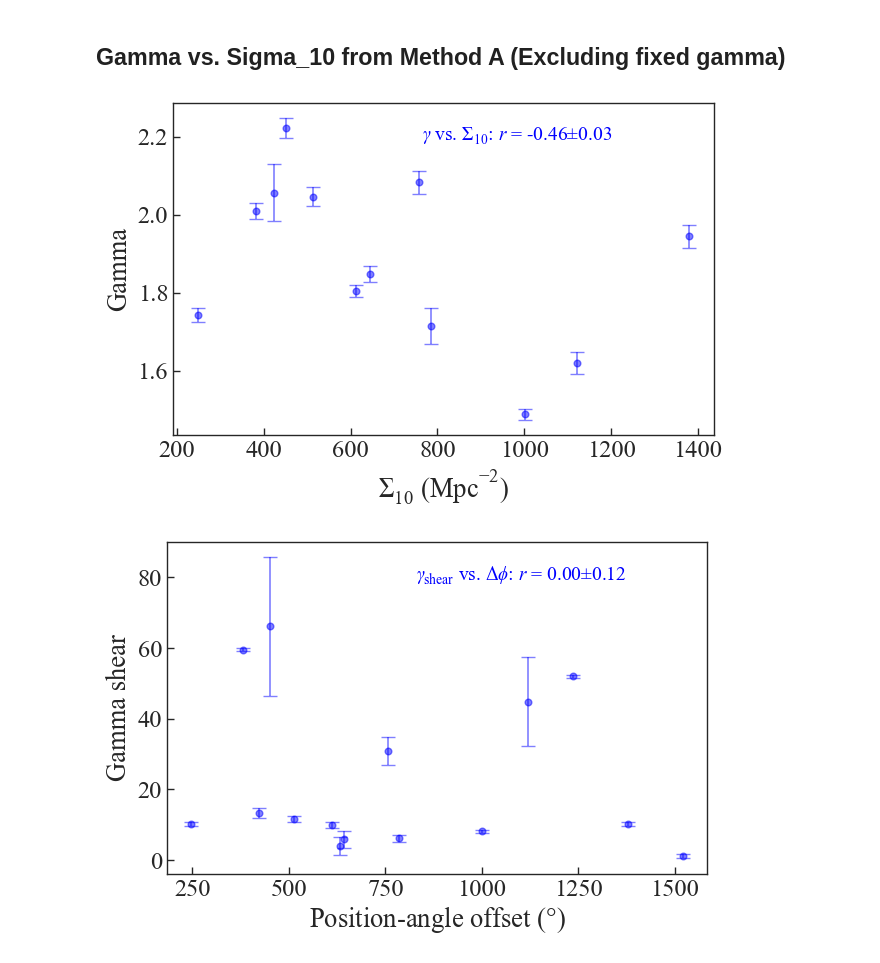
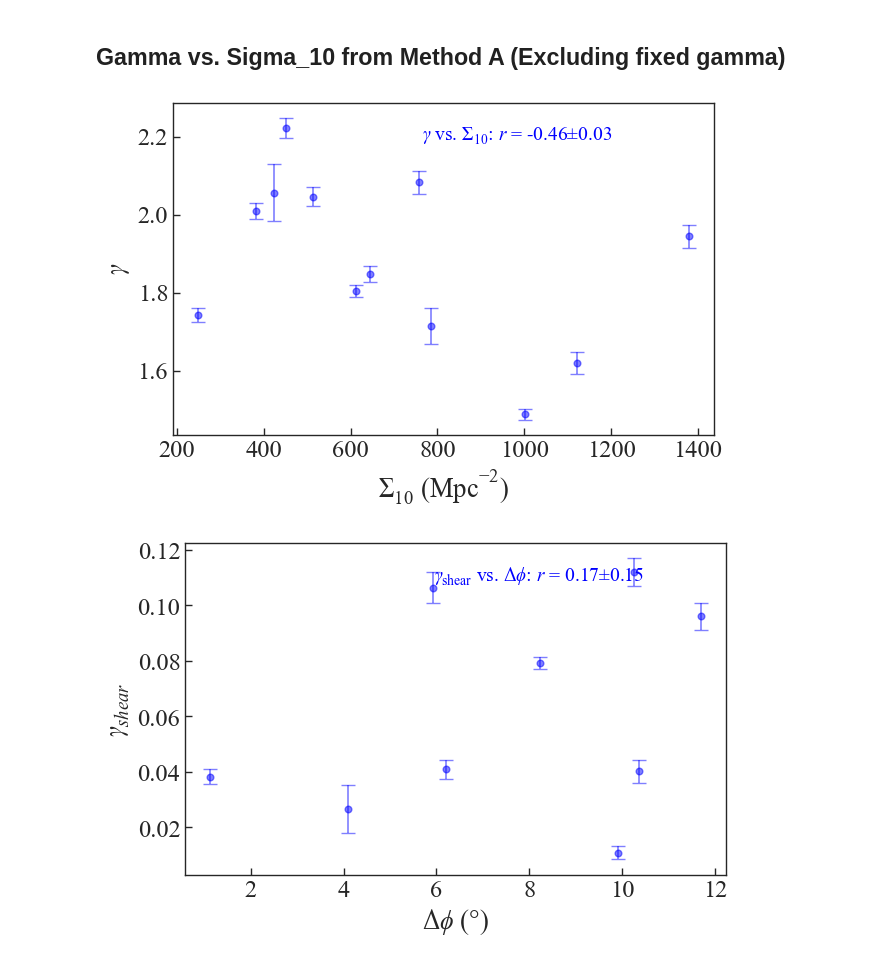
Before and after one commit to AstroBridge/BDLensing, a Jupyter notebook: analysis/correlation_centroidoff_angularoff.ipynb, the cells around one changed output. Drawn from its saved outputs; the diff is of its cells as text; code cells hidden in the pictures.

Commit message:
gamma shear vs PA misalignment plot fixed

```diff
--- a/analysis/correlation_centroidoff_angularoff.ipynb
+++ b/analysis/correlation_centroidoff_angularoff.ipynb
@@ -417,14 +417,16 @@ for i in sorted(indexes_gamma_fixed, reverse=True):
 
 # Indexes to remove for PA <14 degrees
 # DESIJ0136-0008, DESIJ0618+5018, DESIJ0923+1829,
-# DESIJ1501+5208, DESIJ0201-2739
+# DESIJ1501+5208, DESIJ0201-2739, DESIJ1537+1443
 
-indexes_pa = [1, 4, 5, 9, 2]
+indexes_pa = [1, 4, 5, 9, 2, 10]
 
 data_points_ex_pa = data_points.copy()
+Sigma_10a_dset_ex_pa = Sigma_10a_dset.copy()
 dphis_ex_pa = dphis.copy()
 sigma_dphis_ex_pa = sigma_dphis.copy()
-Sigma_10a_dset_ex_pa = Sigma_10a_dset.copy()
+gamma_shear_m_ex_pa = gamma_shear_m.copy()
+gamma_shear_u_ex_pa = gamma_shear_u.copy()
 
 # Removing elements by index in reverse order
 
@@ -432,6 +434,8 @@ for i in sorted(indexes_pa, reverse=True):
     del data_points_ex_pa[i]
     del dphis_ex_pa[i]
     del sigma_dphis_ex_pa[i]
+    del gamma_shear_m_ex_pa[i]
+    del gamma_shear_u_ex_pa[i]
     del Sigma_10a_dset_ex_pa[i]
 # %%
 print("Mean redshifts:{0}".format(mean(phot_z)))  # mean redshift of the lenses
@@ -1975,31 +2001,33 @@ errbar_plot_disconnected(
     ax,
     "blue",
 )
+
+
 plt.xlabel("$\Sigma_{10}$ (Mpc$^{-2})$")
-plt.ylabel("Gamma")
+plt.ylabel("$\gamma$")
 plt.show()
 fig.savefig("../paper/figures/gamma_vs_Sigma_10A_ex_fixed_gamma.pdf", bbox_inches="tight")
 # %% [output]
-[figure, old version]
+[figure, new version]
 # %%
 # PA offset vs gamma shear
 fig, ax = plt.subplots(1, 1, figsize=pf.get_fig_size(pf.mnras_textwidth))
 
 errbar_plot_disconnected(
-    dphis_10a,
-    gamma_shear_m_10a,
-    gamma_shear_u_10a,
+    dphis_ex_pa_10a,
+    gamma_shear_m_ex_pa_10a,
+    gamma_shear_u_ex_pa_10a,
     ["gamma_shear" , "dphi"],
     r_dphi_gamma_shear_ex_pa,
     ax,
     "blue",
 )
 
 # fig.tight_layout()
-plt.xlabel("Position-angle offset ($\degree$)")
-plt.ylabel("Gamma shear")
+plt.xlabel("$\Delta \phi$ ($\degree$)")
+plt.ylabel("$\gamma_{shear}$")
 
 plt.show()
 fig.savefig("../paper/figures/gamma_shear_vs_pa_offset.pdf", bbox_inches="tight")
 # %% [output]
-[figure, old version]
+[figure, new version]
```
Also changed, not shown: parts of 16 cells of this notebook, 13 other files.
